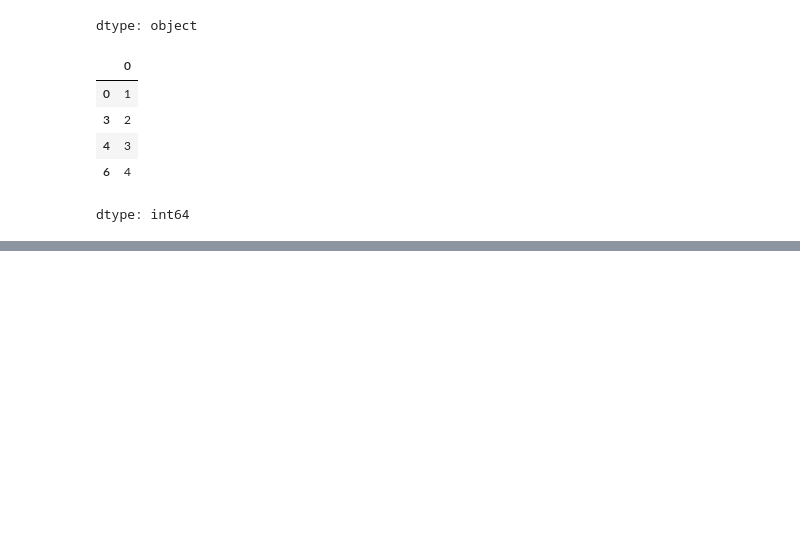
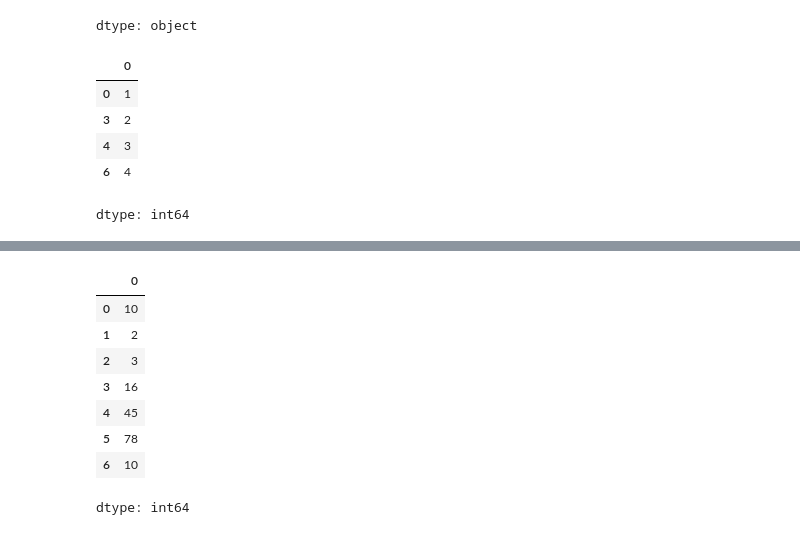
Before and after one commit to akritivishwakarma2007/DE-journey, a Jupyter notebook: DataFrame_methods.ipynb, the cells around one changed output, grey strips where cells are left out. Drawn from its saved outputs; the diff is of its cells as text; code cells hidden in the pictures; blank space fills up the shorter version.

```diff
--- a/DataFrame_methods.ipynb
+++ b/DataFrame_methods.ipynb
@@ -727,0 +781,14 @@ dtype: int64
+# %%
+# drop(series + dataframe)
+temp = pd.Series([10,2,3,16,45,78,10])
+temp
+# %% [output]
+|  | 0 |
+| 0 | 10 |
+| 1 | 2 |
+| 2 | 3 |
+| 3 | 16 |
+| 4 | 45 |
+| 5 | 78 |
+| 6 | 10 |
+dtype: int64
```
Also changed, not shown: parts of 12 cells of this notebook.
